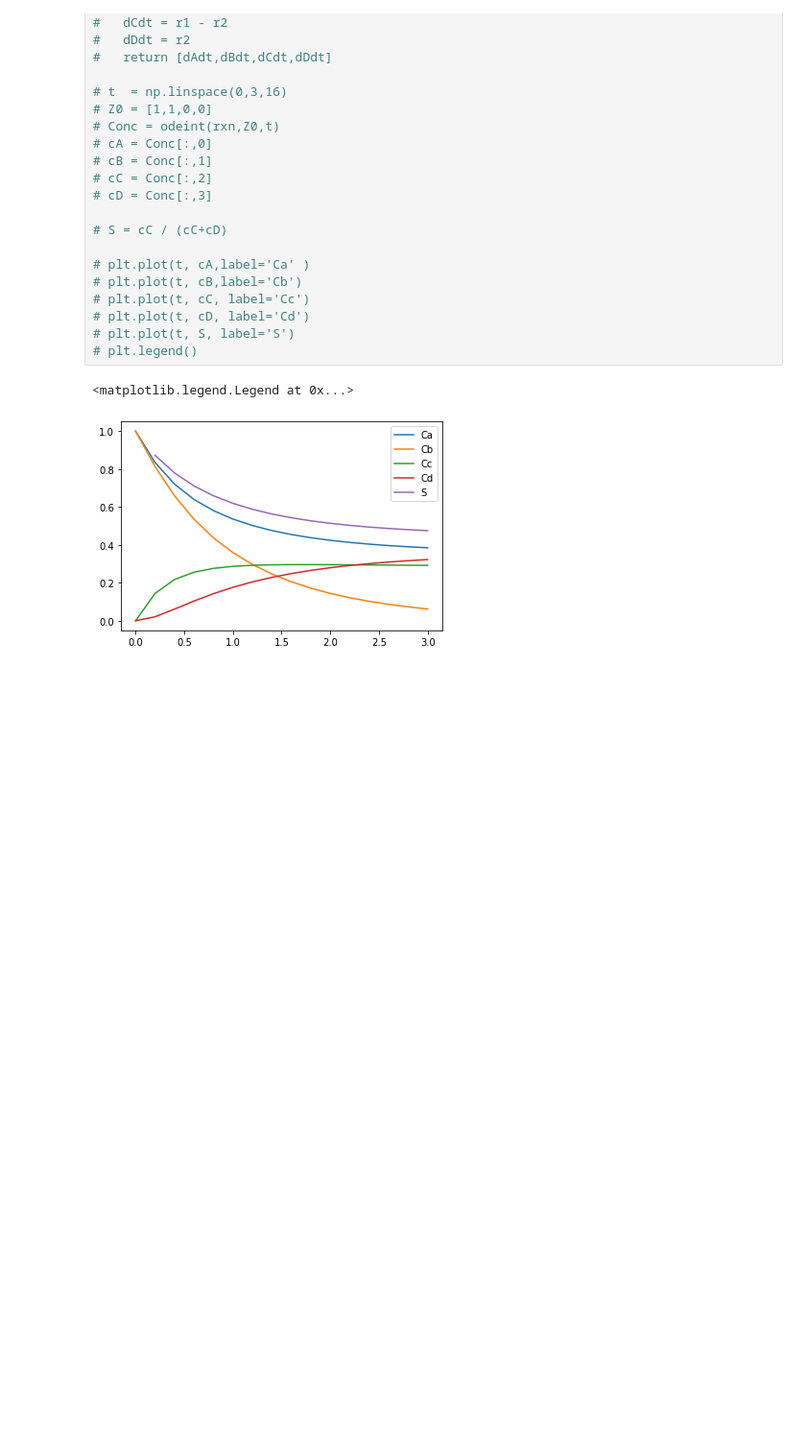
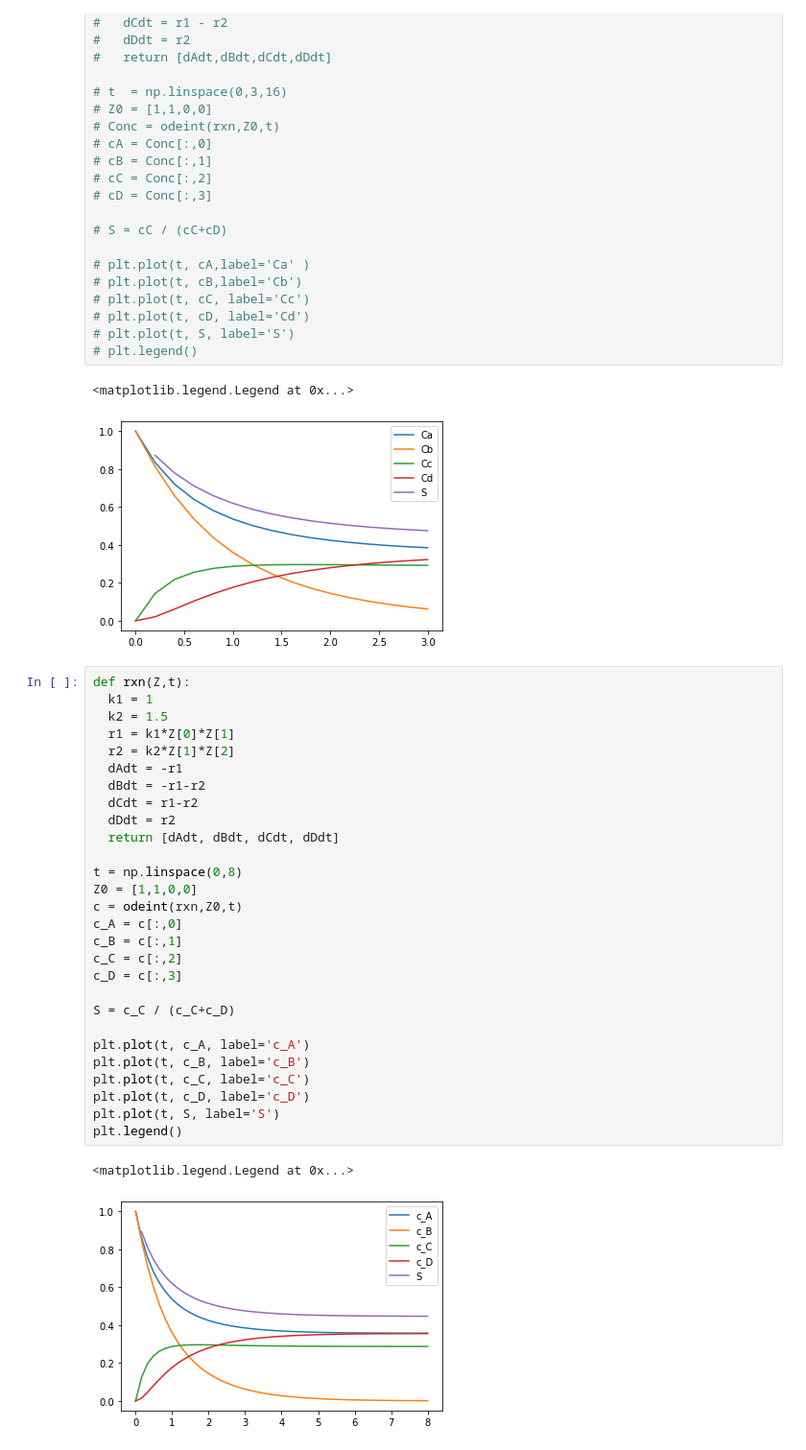
Before and after one commit to JuliaLorenzetti/data-science, a Jupyter notebook: 07_ScyPy_ODE.ipynb, the cells around one changed output. Shown: that part at 96% size. Saved outputs shown, nothing was run; the diff lists cells and outputs as text; blank space fills up the shorter version.

```diff
--- a/07_ScyPy_ODE.ipynb
+++ b/07_ScyPy_ODE.ipynb
@@ -146,3 +146,34 @@ $$\frac{dD}{dt} = k_2 C_B C_C$$
 # %% [output]
 <matplotlib.legend.Legend at 0x...>
 [figure]
+# %%
+def rxn(Z,t):
+  k1 = 1
+  k2 = 1.5
+  r1 = k1*Z[0]*Z[1]
+  r2 = k2*Z[1]*Z[2]
+  dAdt = -r1
+  dBdt = -r1-r2
+  dCdt = r1-r2
+  dDdt = r2
+  return [dAdt, dBdt, dCdt, dDdt]
+
+t = np.linspace(0,8)
+Z0 = [1,1,0,0]
+c = odeint(rxn,Z0,t)
+c_A = c[:,0]
+c_B = c[:,1]
+c_C = c[:,2]
+c_D = c[:,3]
+
+S = c_C / (c_C+c_D)
+
+plt.plot(t, c_A, label='c_A')
+plt.plot(t, c_B, label='c_B')
+plt.plot(t, c_C, label='c_C')
+plt.plot(t, c_D, label='c_D')
+plt.plot(t, S, label='S')
+plt.legend()
+# %% [output]
+<matplotlib.legend.Legend at 0x...>
+[figure, added]
```
Also changed, not shown: parts of 1 cell of this notebook.
